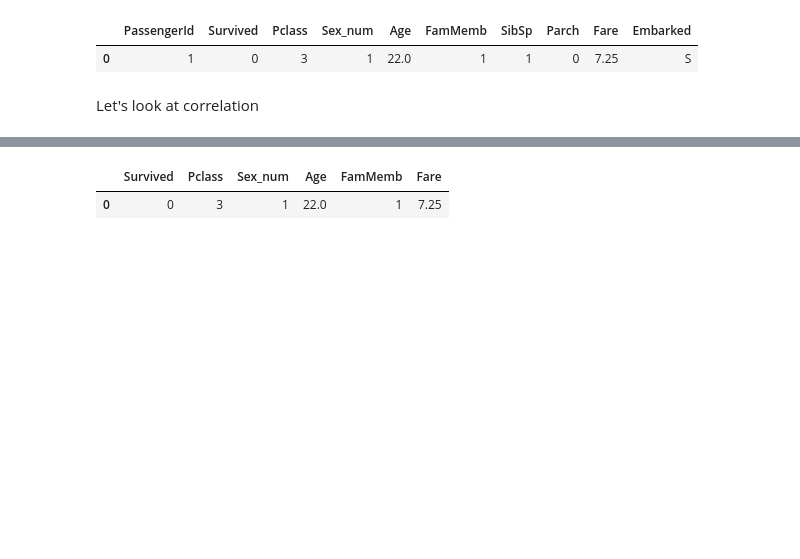
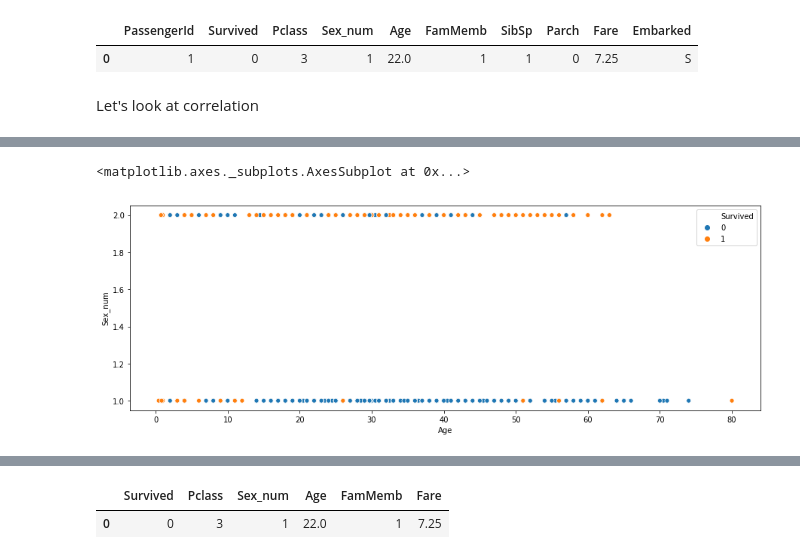
Before and after one commit to MariyaLe/Titanic, a Jupyter notebook: Titanic Model.ipynb, the cells around one changed output, grey strips where cells are left out. Cells and saved outputs as stored; diff of their text form; code cells hidden in the pictures; blank space fills up the shorter version.

```diff
--- a/Titanic Model.ipynb
+++ b/Titanic Model.ipynb
@@ -148,0 +150,7 @@ df_new.corr(method="pearson")
+# %%
+plt.rcParams["figure.figsize"] = (15,5)
+data_plotting = df_new[["Survived","Age","Sex_num"]]
+sns.scatterplot(data=data_plotting, x="Age", y="Sex_num", hue="Survived")
+# %% [output]
+<matplotlib.axes._subplots.AxesSubplot at 0x...>
+[figure, added]
```
Also changed, not shown: parts of 22 cells of this notebook.
